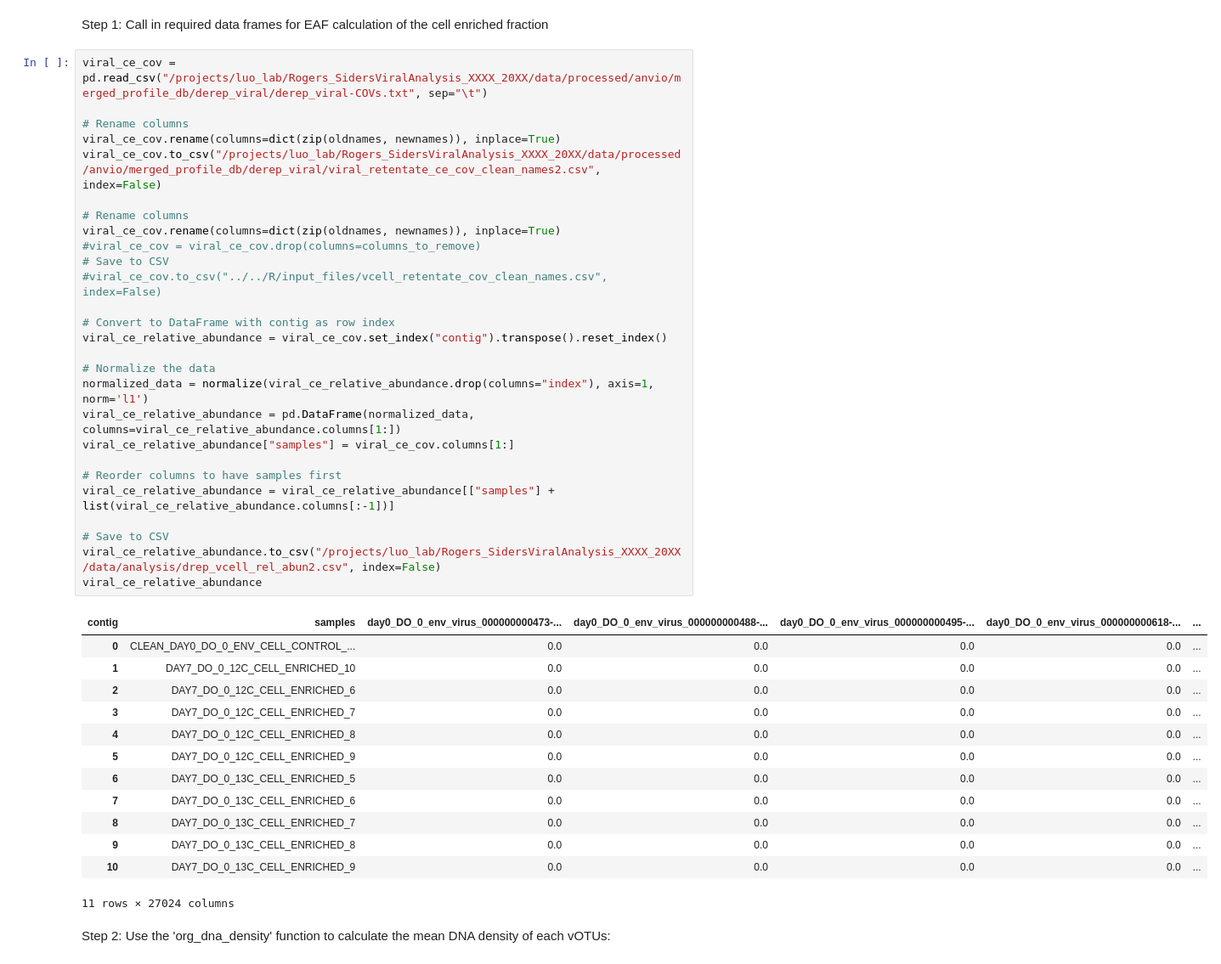
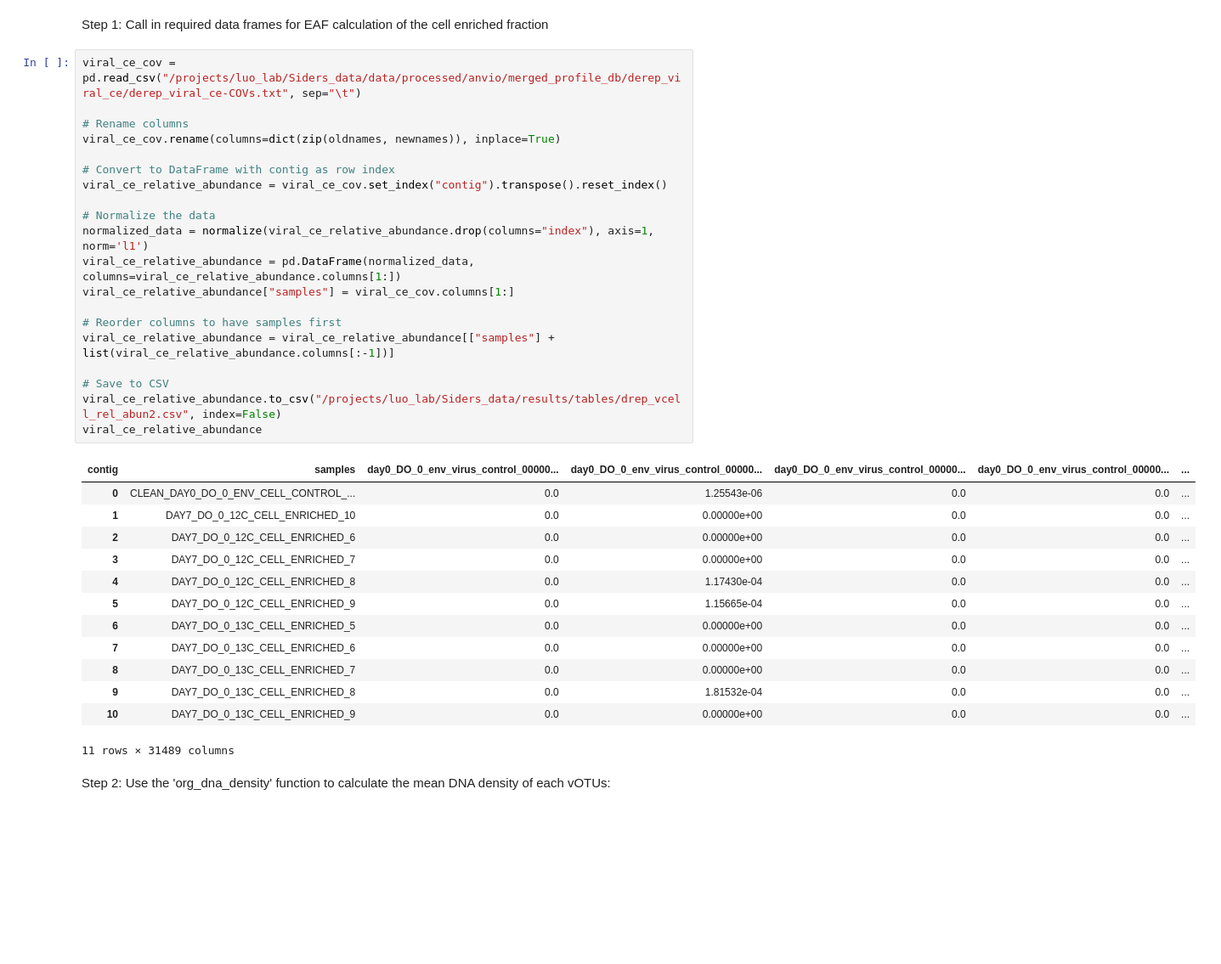
Before and after one commit to DeaconOfBiology/Siders_data, a Jupyter notebook: code/notebooks/ExcessAtomFraction_calculations.ipynb, the cells around one changed output. Shown at 85% size. Cells and saved outputs as stored; diff of their text form; blank space fills up the shorter version.

```diff
--- a/code/notebooks/ExcessAtomFraction_calculations.ipynb
+++ b/code/notebooks/ExcessAtomFraction_calculations.ipynb
@@ -695,46 +664,39 @@ cell_atomic_fraction2
 # %% [markdown]
 Step 1: Call in required data frames for EAF calculation of the cell enriched fraction
 # %%
-viral_ce_cov = pd.read_csv("/projects/luo_lab/Rogers_SidersViralAnalysis_XXXX_20XX/data/processed/anvio/merged_profile_db/derep_viral/derep_viral-COVs.txt", sep="\t")
+viral_ce_cov = pd.read_csv("/projects/luo_lab/Siders_data/data/processed/anvio/merged_profile_db/derep_viral_ce/derep_viral_ce-COVs.txt", sep="\t")
 
 # Rename columns
 viral_ce_cov.rename(columns=dict(zip(oldnames, newnames)), inplace=True)
-viral_ce_cov.to_csv("/projects/luo_lab/Rogers_SidersViralAnalysis_XXXX_20XX/data/processed/anvio/merged_profile_db/derep_viral/viral_retentate_ce_cov_clean_names2.csv", index=False)
-
-# Rename columns
-viral_ce_cov.rename(columns=dict(zip(oldnames, newnames)), inplace=True)
-#viral_ce_cov = viral_ce_cov.drop(columns=columns_to_remove)
-# Save to CSV
-#viral_ce_cov.to_csv("../../R/input_files/vcell_retentate_cov_clean_names.csv", index=False)
 
 # Convert to DataFrame with contig as row index
 viral_ce_relative_abundance = viral_ce_cov.set_index("contig").transpose().reset_index()
 
 # Normalize the data
 normalized_data = normalize(viral_ce_relative_abundance.drop(columns="index"), axis=1, norm='l1')
 viral_ce_relative_abundance = pd.DataFrame(normalized_data, columns=viral_ce_relative_abundance.columns[1:])
 viral_ce_relative_abundance["samples"] = viral_ce_cov.columns[1:]
 
 # Reorder columns to have samples first
 viral_ce_relative_abundance = viral_ce_relative_abundance[["samples"] + list(viral_ce_relative_abundance.columns[:-1])]
 
 # Save to CSV
-viral_ce_relative_abundance.to_csv("/projects/luo_lab/Rogers_SidersViralAnalysis_XXXX_20XX/data/analysis/drep_vcell_rel_abun2.csv", index=False)
+viral_ce_relative_abundance.to_csv("/projects/luo_lab/Siders_data/results/tables/drep_vcell_rel_abun2.csv", index=False)
 viral_ce_relative_abundance
 # %% [output]
-| contig | samples | day0_DO_0_env_virus_000000000473-... | day0_DO_0_env_virus_000000000488-... | day0_DO_0_env_virus_000000000495-... | day0_DO_0_env_virus_000000000618-... | ... |
-| 0 | CLEAN_DAY0_DO_0_ENV_CELL_CONTROL_... | 0.0 | 0.0 | 0.0 | 0.0 | ... |
-| 1 | DAY7_DO_0_12C_CELL_ENRICHED_10 | 0.0 | 0.0 | 0.0 | 0.0 | ... |
-| 2 | DAY7_DO_0_12C_CELL_ENRICHED_6 | 0.0 | 0.0 | 0.0 | 0.0 | ... |
-| 3 | DAY7_DO_0_12C_CELL_ENRICHED_7 | 0.0 | 0.0 | 0.0 | 0.0 | ... |
-| 4 | DAY7_DO_0_12C_CELL_ENRICHED_8 | 0.0 | 0.0 | 0.0 | 0.0 | ... |
-| 5 | DAY7_DO_0_12C_CELL_ENRICHED_9 | 0.0 | 0.0 | 0.0 | 0.0 | ... |
-| 6 | DAY7_DO_0_13C_CELL_ENRICHED_5 | 0.0 | 0.0 | 0.0 | 0.0 | ... |
-| 7 | DAY7_DO_0_13C_CELL_ENRICHED_6 | 0.0 | 0.0 | 0.0 | 0.0 | ... |
-| 8 | DAY7_DO_0_13C_CELL_ENRICHED_7 | 0.0 | 0.0 | 0.0 | 0.0 | ... |
-| 9 | DAY7_DO_0_13C_CELL_ENRICHED_8 | 0.0 | 0.0 | 0.0 | 0.0 | ... |
-| 10 | DAY7_DO_0_13C_CELL_ENRICHED_9 | 0.0 | 0.0 | 0.0 | 0.0 | ... |
+| contig | samples | day0_DO_0_env_virus_control_00000... | day0_DO_0_env_virus_control_00000... | day0_DO_0_env_virus_control_00000... | day0_DO_0_env_virus_control_00000... | ... |
+| 0 | CLEAN_DAY0_DO_0_ENV_CELL_CONTROL_... | 0.0 | 1.25543e-06 | 0.0 | 0.0 | ... |
+| 1 | DAY7_DO_0_12C_CELL_ENRICHED_10 | 0.0 | 0.00000e+00 | 0.0 | 0.0 | ... |
+| 2 | DAY7_DO_0_12C_CELL_ENRICHED_6 | 0.0 | 0.00000e+00 | 0.0 | 0.0 | ... |
+| 3 | DAY7_DO_0_12C_CELL_ENRICHED_7 | 0.0 | 0.00000e+00 | 0.0 | 0.0 | ... |
+| 4 | DAY7_DO_0_12C_CELL_ENRICHED_8 | 0.0 | 1.17430e-04 | 0.0 | 0.0 | ... |
+| 5 | DAY7_DO_0_12C_CELL_ENRICHED_9 | 0.0 | 1.15665e-04 | 0.0 | 0.0 | ... |
+| 6 | DAY7_DO_0_13C_CELL_ENRICHED_5 | 0.0 | 0.00000e+00 | 0.0 | 0.0 | ... |
+| 7 | DAY7_DO_0_13C_CELL_ENRICHED_6 | 0.0 | 0.00000e+00 | 0.0 | 0.0 | ... |
+| 8 | DAY7_DO_0_13C_CELL_ENRICHED_7 | 0.0 | 0.00000e+00 | 0.0 | 0.0 | ... |
+| 9 | DAY7_DO_0_13C_CELL_ENRICHED_8 | 0.0 | 1.81532e-04 | 0.0 | 0.0 | ... |
+| 10 | DAY7_DO_0_13C_CELL_ENRICHED_9 | 0.0 | 0.00000e+00 | 0.0 | 0.0 | ... |
-11 rows × 27024 columns
+11 rows × 31489 columns
 # %% [markdown]
 Step 2: Use the 'org_dna_density' function to calculate the mean DNA density of each vOTUs:
 # %%
```
Also changed, not shown: parts of 35 cells of this notebook, 10 other files.
